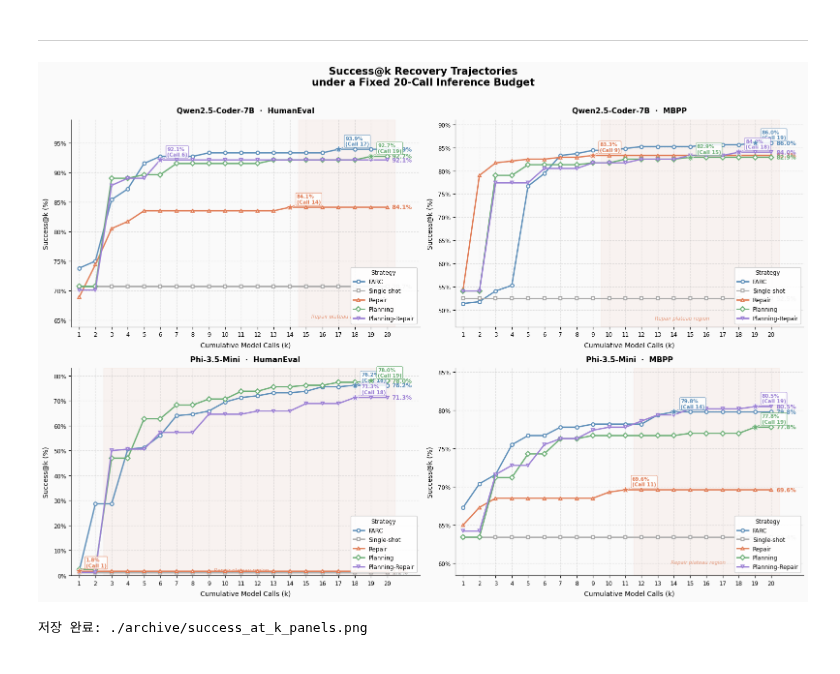
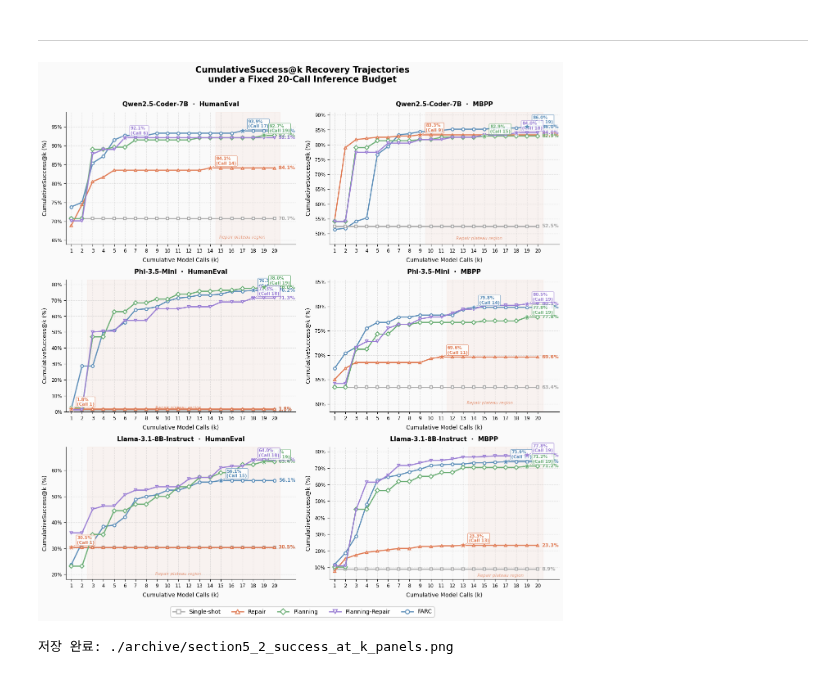
Before and after one commit to dibk100/project_IR_focus_sLM_orchestration, a Jupyter notebook: analysis/section5_2.ipynb, the cells around one changed output. Drawn from its saved outputs; the diff is of its cells as text; code cells hidden in the pictures.

```diff
--- a/analysis/section5_2.ipynb
+++ b/analysis/section5_2.ipynb
@@ -41,7 +41,7 @@ STRATEGY_STYLE = {
     "Planning-Repair":  {"color": "#D4537E", "ls": "-.",  "marker": "v"},
 }
 
-MODEL_LABELS   = {"qwen25coder7b": "Qwen2.5-Coder-7B", "phi35mini": "Phi-3.5-Mini"}
+MODEL_LABELS   = {"qwen25coder7b": "Qwen2.5-Coder-7B", "phi35mini": "Phi-3.5-Mini", "llama318b": "Llama-3.1-8B-Instruct"}
 DATASET_LABELS = {"humaneval": "HumanEval", "mbpp": "MBPP"}
 
 PANEL_LAYOUT = [
@@ -49,6 +49,8 @@ PANEL_LAYOUT = [
     ("qwen25coder7b", "mbpp"),
     ("phi35mini",     "humaneval"),
     ("phi35mini",     "mbpp"),
+    ("llama318b",     "humaneval"),
+    ("llama318b",     "mbpp"),
 ]
 
 
@@ -89,7 +91,7 @@ def collect_curves(results_root, max_k):
     filtered = [
         r for r in runs
         if r["dataset"] in ("humaneval", "mbpp")
-        and ("qwen25coder7b" in r["model"] or "phi35mini" in r["model"])
+        and ("qwen25coder7b" in r["model"] or "phi35mini" in r["model"] or "llama318b" in r["model"])
         and "proposed_v2" not in r["strategy"]
         and "proposed_v3" not in r["strategy"]
     ]
@@ -108,7 +110,8 @@ def collect_curves(results_root, max_k):
 def plot_all(curves, max_k, output_path):
     k_vals = list(range(1, max_k + 1))
 
-    fig, axes = plt.subplots(2, 2, figsize=(13, 9), sharey=True, constrained_layout=True)
+    # 행별로 y축 공유
+    fig, axes = plt.subplots(3, 2, figsize=(13, 13), sharey='row', constrained_layout=True)
     fig.suptitle("Success@k Recovery Curves", fontsize=15, fontweight="bold", y=1.02)
 
     legend_handles = {}
@@ -149,7 +152,7 @@ def plot_all(curves, max_k, output_path):
             fontsize=11, pad=8,
         )
         ax.set_xlabel("k", fontsize=10)
-        ax.set_ylabel("Success@k (%)", fontsize=10)
+        ax.set_ylabel("CumulativeSuccess@k (%)", fontsize=10)
         ax.set_xlim(1, max_k)
         ax.set_ylim(0, 100)
         ax.set_xticks(range(1, max_k + 1, 2))
@@ -315,15 +307,19 @@ PANEL_LAYOUT = [
     ("Qwen2.5-Coder-7B", "MBPP"),
     ("Phi-3.5-Mini",     "HumanEval"),
     ("Phi-3.5-Mini",     "MBPP"),
+    ("Llama-3.1-8B-Instruct",     "HumanEval"),
+    ("Llama-3.1-8B-Instruct",     "MBPP"),
+
 ]
 
 steps = list(range(1, 21))
+LEGEND_ORDER = ["Single-shot", "Repair", "Planning", "Planning-Repair", "FARC"]
 
 # ── Figure ────────────────────────────────────────────────────────────────
-fig, axes = plt.subplots(2, 2, figsize=(16, 11))
+fig, axes = plt.subplots(3, 2, figsize=(13, 13), sharey=False, constrained_layout=True)
 fig.patch.set_facecolor("#FAFAFA")
 fig.suptitle(
-    "Success@k Recovery Trajectories\nunder a Fixed 20-Call Inference Budget",
+    "CumulativeSuccess@k Recovery Trajectories\nunder a Fixed 20-Call Inference Budget",
     fontsize=15, fontweight="bold", y=1.01,
 )
 
@@ -403,40 +399,56 @@ for idx, (model, dataset) in enumerate(PANEL_LAYOUT):
             xytext=(10, 12),
             textcoords="offset points",
             fontsize=7.5,
             color=s["color"],
             fontweight="bold",
             arrowprops=dict(arrowstyle="-", color=s["color"], lw=1.0),
             va="center",
             bbox=dict(boxstyle="round,pad=0.2", fc="white",
                       ec=s["color"], alpha=0.85, lw=0.8),
         )
 
     # 축 설정
     ax.set_xlim(0.5, 22)
     ax.set_ylim(y_min, y_max)
     ax.set_xticks(steps)
     ax.set_xticklabels([str(s) for s in steps], fontsize=8)
     ax.set_xlabel("Cumulative Model Calls (k)", fontsize=10, labelpad=6)
-    ax.set_ylabel("Success@k (%)", fontsize=10, labelpad=6)
+    ax.set_ylabel("CumulativeSuccess@k (%)", fontsize=10, labelpad=6)
     ax.set_title(f"{model}  ·  {dataset}", fontsize=11, fontweight="bold", pad=10)
     ax.yaxis.set_major_formatter(mticker.FuncFormatter(lambda x, _: f"{x:.0f}%"))
     ax.grid(True, linestyle="--", alpha=0.35, zorder=0)
     ax.tick_params(axis="both", labelsize=8.5)
     ax.spines[["top", "right"]].set_visible(False)
 
-    ax.legend(
-        title="Strategy",
-        title_fontsize=8.5,
-        fontsize=8.5,
-        loc="lower right",
+    # 공통 범례 (루프 밖)
+    handles = [
+        plt.Line2D([0], [0],
+                color=STYLE[label]["color"],
+                marker=STYLE[label]["marker"],
+                markersize=7,
+                markerfacecolor="white",
+                markeredgewidth=1.6,
+                markeredgecolor=STYLE[label]["color"],
+                linewidth=2.0,
+                label=label)
+        for label in LEGEND_ORDER
+    ]
+
+    fig.legend(
+        handles=handles,
+        loc="lower center",
+        ncol=len(LEGEND_ORDER),
+        fontsize=10,
+        frameon=True,
         framealpha=0.9,
         edgecolor="#CCCCCC",
+        bbox_to_anchor=(0.5, -0.03),
     )
 
 plt.tight_layout()
-plt.savefig("./archive/success_at_k_panels.png", dpi=150, bbox_inches="tight")
+plt.savefig("./archive/section5_2_success_at_k_panels.png", dpi=150, bbox_inches="tight")
 plt.show()
-print("저장 완료: ./archive/success_at_k_panels.png")
+print("저장 완료: ./archive/section5_2_success_at_k_panels.png")
 # %% [output]
-[figure, old version]
+[figure, new version]
-저장 완료: ./archive/success_at_k_panels.png
+저장 완료: ./archive/section5_2_success_at_k_panels.png
```
Also changed, not shown: parts of 5 cells of this notebook, 33 other files.
